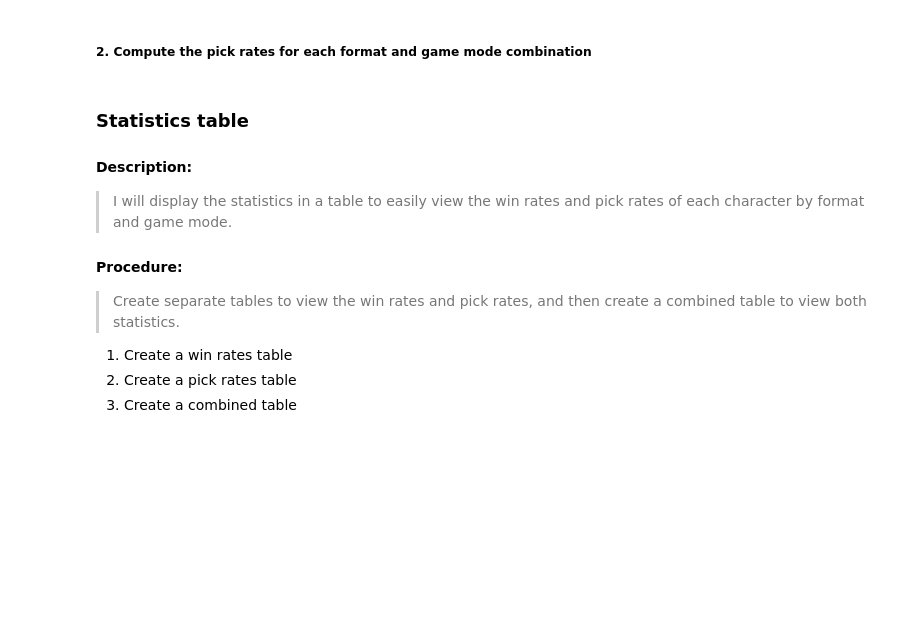
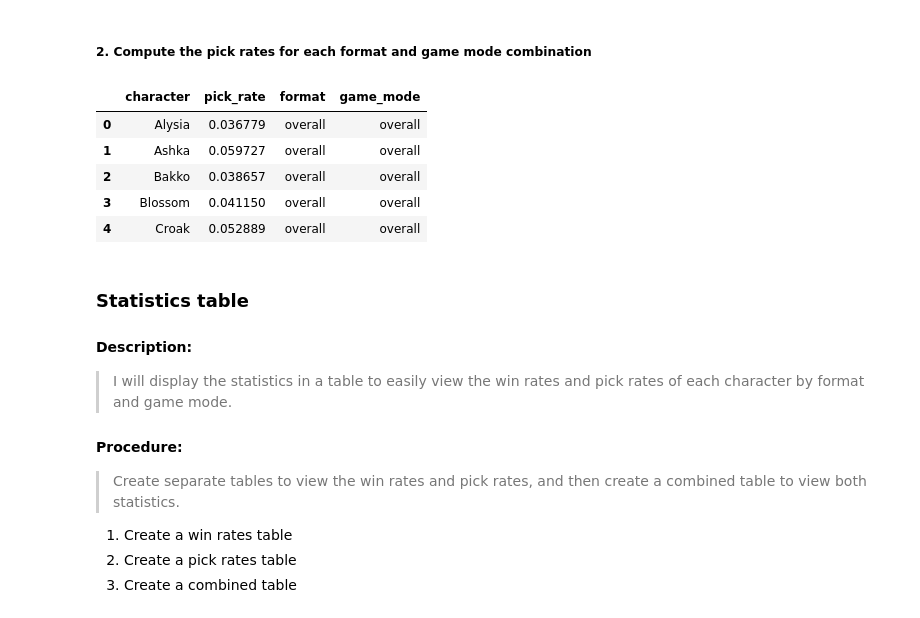
Before and after one commit to rd-tran/Battlerite-Game-Balances, a Jupyter notebook: Stats.ipynb, the cells around one changed output. Cells and saved outputs as stored; diff of their text form; code cells hidden in the pictures; blank space fills up the shorter version.

```diff
--- a/Stats.ipynb
+++ b/Stats.ipynb
@@ -377,33 +384,42 @@ def game_mode_pick_rates(df, format_str, check_missing=True):
         temp = pick_rates(df_game_mode, format_str, game_mode, check_missing)
         output = pd.concat([output, temp], ignore_index=True)
 
     return output
 
 '''Overall pick rates'''
 overall_pick_rates = game_mode_pick_rates(match_df, 'overall')
 
 '''Casual pick rates'''
 casual_pick_rates = game_mode_pick_rates(casual, 'casual')
 
 '''Ranked pick rates'''
 ranked_pick_rates = game_mode_pick_rates(ranked, 'ranked')
 
 '''League pick rates'''
 # Initialize a list of all leagues
 league_list = [bronze, silver, gold, platinum, diamond, champion, grand_champ]
 # Initialize a list of all league names
 league_names = ['bronze', 'silver', 'gold', 'platinum', 'diamond', 'champion', 'grand_champ']
 # Intitalize empty dataframe to store win rates for each league
 league_pick_rates = pd.DataFrame()
 for i in range(7):
     league = league_list[i]
     league_name = league_names[i]
     temp = game_mode_pick_rates(league, league_name)
     league_pick_rates = pd.concat([league_pick_rates, temp], ignore_index=True)
 
 '''Combine all pick rates'''
 combined_pick_rates = pd.concat([overall_pick_rates, casual_pick_rates, ranked_pick_rates, league_pick_rates], ignore_index=True)
 #combined_pick_rates.to_csv('compiled_data\combined_pick_rates', index=False)
+
+combined_pick_rates.head()
+# %% [output]
+|  | character | pick_rate | format | game_mode |
+| 0 | Alysia | 0.036779 | overall | overall |
+| 1 | Ashka | 0.059727 | overall | overall |
+| 2 | Bakko | 0.038657 | overall | overall |
+| 3 | Blossom | 0.041150 | overall | overall |
+| 4 | Croak | 0.052889 | overall | overall |
 # %% [markdown]
 <a id='char_stats3'></a>
 ### Statistics table
```
Also changed, not shown: parts of 13 cells of this notebook, 5 other files.
